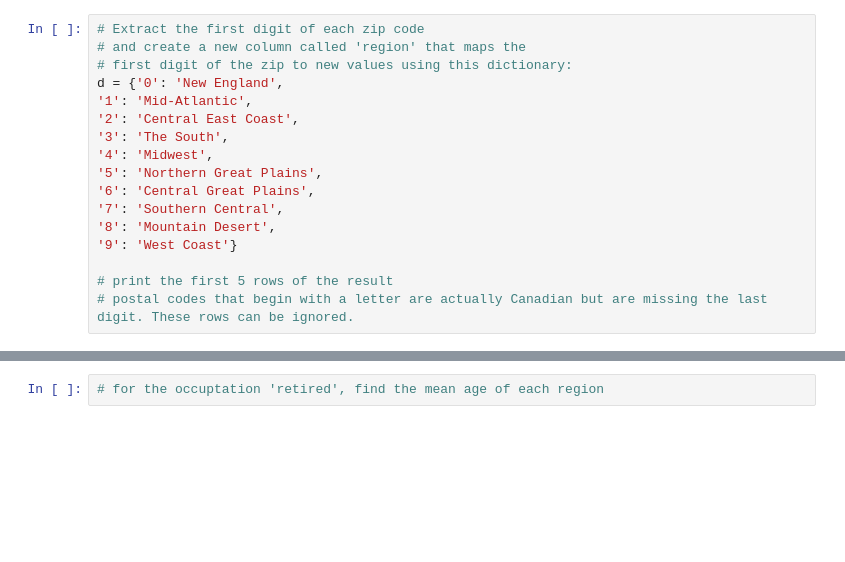
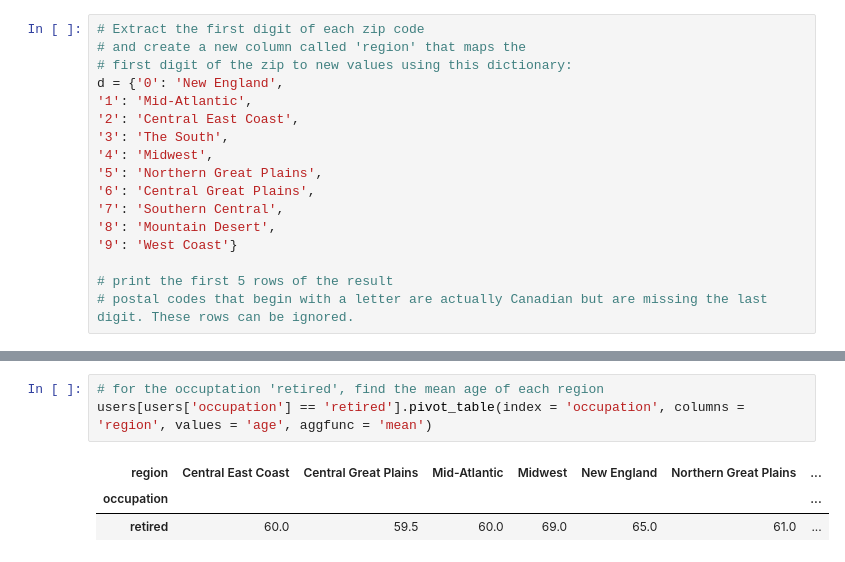
Before and after one commit to ryanliucla/my_repo, a Jupyter notebook: HW4_Pandas.ipynb, the cells around one changed output, grey strips where cells are left out. Saved outputs shown, nothing was run; the diff lists cells and outputs as text; blank space fills up the shorter version.

```diff
--- a/HW4_Pandas.ipynb
+++ b/HW4_Pandas.ipynb
@@ -223,2 +243,7 @@ d = {'0': 'New England',
 # %%
 # for the occuptation 'retired', find the mean age of each region
+users[users['occupation'] == 'retired'].pivot_table(index = 'occupation', columns = 'region', values = 'age', aggfunc = 'mean')
+# %% [output]
+| region | Central East Coast | Central Great Plains | Mid-Atlantic | Midwest | New England | Northern Great Plains | ... |
+| occupation |  |  |  |  |  |  | ... |
+| retired | 60.0 | 59.5 | 60.0 | 69.0 | 65.0 | 61.0 | ... |
```
Also changed, not shown: parts of 1 cell of this notebook.
